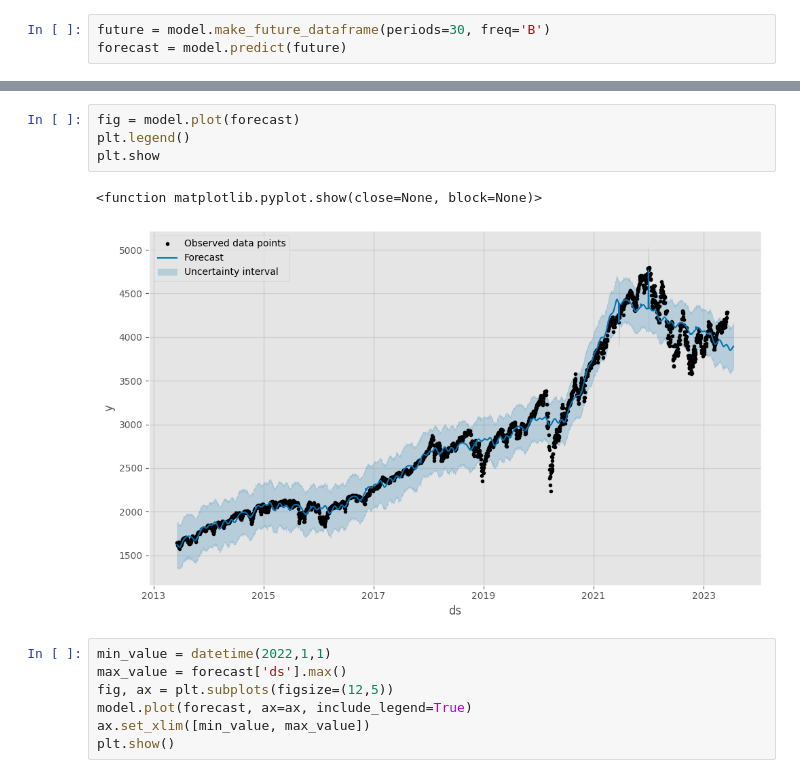
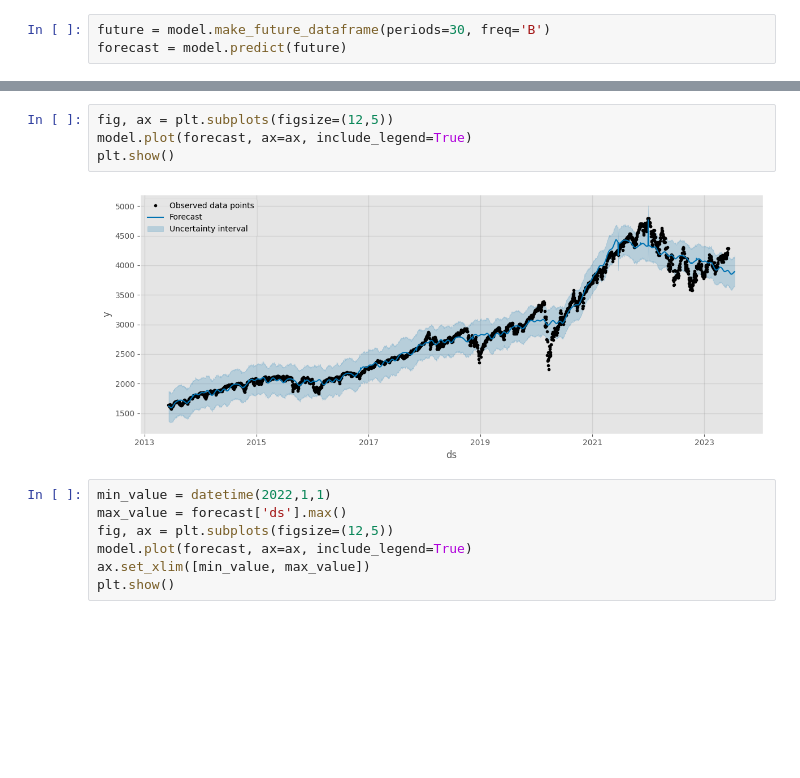
Before and after one commit to Yeuf/sp500_forecast, a Jupyter notebook: sp500_forecast.ipynb, the cells around one changed output, grey strips where cells are left out. Drawn from its saved outputs; the diff is of its cells as text; blank space fills up the shorter version.

```diff
--- a/sp500_forecast.ipynb
+++ b/sp500_forecast.ipynb
@@ -77,11 +79,10 @@ forecast.tail()
 5 rows × 67 columns
 # %%
-fig = model.plot(forecast)
-plt.legend()
-plt.show
+fig, ax = plt.subplots(figsize=(12,5))
+model.plot(forecast, ax=ax, include_legend=True)
+plt.show()
 # %% [output]
-<function matplotlib.pyplot.show(close=None, block=None)>
-[figure, old version]
+[figure, new version]
 # %%
 min_value = datetime(2022,1,1)
 max_value = forecast['ds'].max()
```
Also changed, not shown: parts of 26 cells of this notebook.
